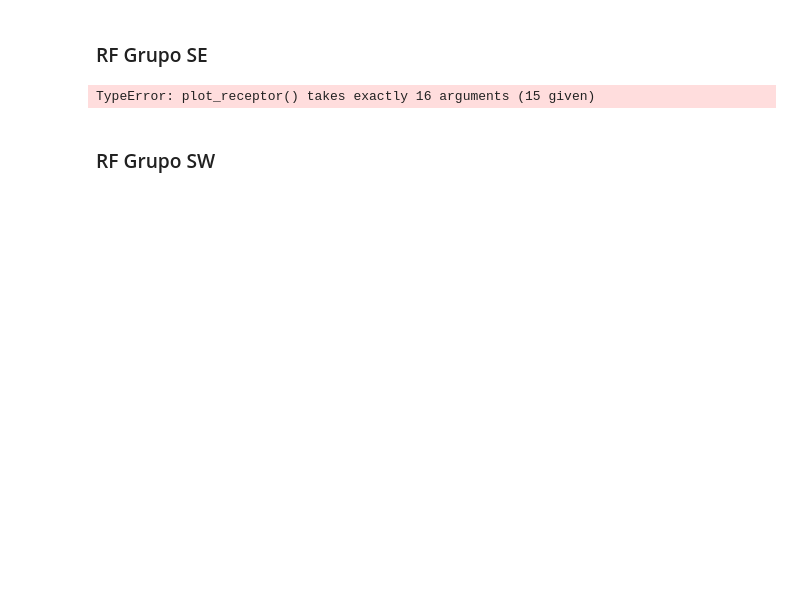
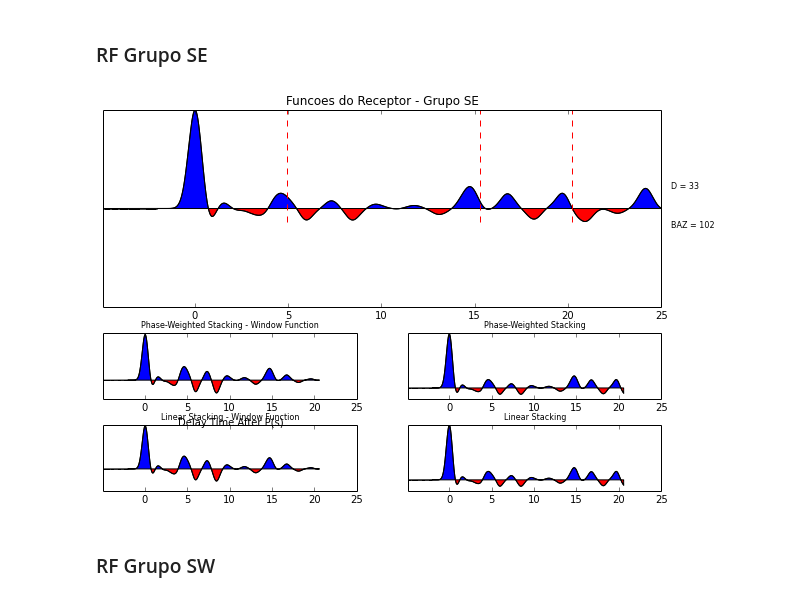
Before and after one commit to dIOGOLOC/projeto_mestrado, a Jupyter notebook: plotagem_funcao_receptor.ipynb, the cells around one changed output. Saved outputs shown, nothing was run; the diff lists cells and outputs as text; code cells hidden in the pictures; blank space fills up the shorter version.

```diff
--- a/plotagem_funcao_receptor.ipynb
+++ b/plotagem_funcao_receptor.ipynb
@@ -375,9 +284,9 @@ KeyError: 'PWS_stack'
 # %% [markdown]
 <h3>RF Grupo SE</h3>
 # %%
-plot_receptor(RFdados['SE']['lista'],RFdados['SE']['orglist'],RFdados['SE']['timeR'],RFdados['SE']['dataR'],STdados['tPs'],STdados['tPpPs'],STdados['tPsPs'],RFdados['SE']['ampli_min'],RFdados['SE']['ampli_max'],RFdados['SE']['gcarc'],RFdados['SE']['BAZ'],RFdados['SE']['sacR'],RFdados['SE']['stack_time'],RFdados['SE']['stack'],'SE')
+plot_receptor(RFdados['SE']['lista'],RFdados['SE']['orglist'],RFdados['SE']['timeR'],RFdados['SE']['dataR'],STdados['tPs'],STdados['tPpPs'],STdados['tPsPs'],RFdados['SE']['ampli_min'],RFdados['SE']['ampli_max'],RFdados['SE']['gcarc'],RFdados['SE']['BAZ'],RFdados['SE']['sacR'],RFdados['SE']['stack_time'],RFdados['SE']['LS'],RFdados['SE']['LS_window'],RFdados['SE']['PWS'],RFdados['SE']['PWS_window'],'SE')
 # %% [output]
-TypeError: plot_receptor() takes exactly 16 arguments (15 given)
+[figure, added]
 # %% [markdown]
 <h3>RF Grupo SW</h3>
 # %%
```
Also changed, not shown: parts of 23 cells of this notebook.
